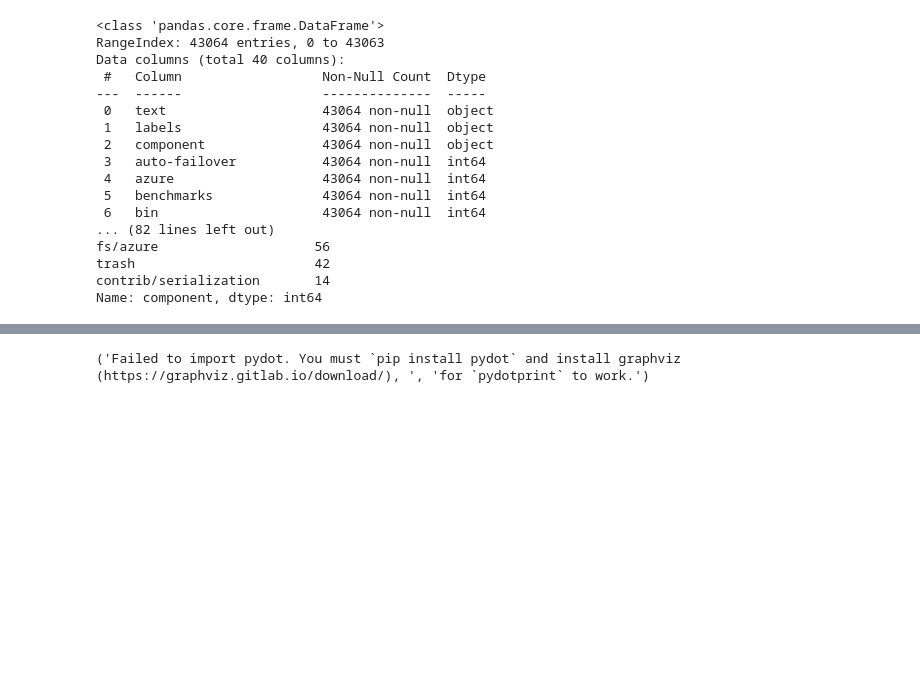
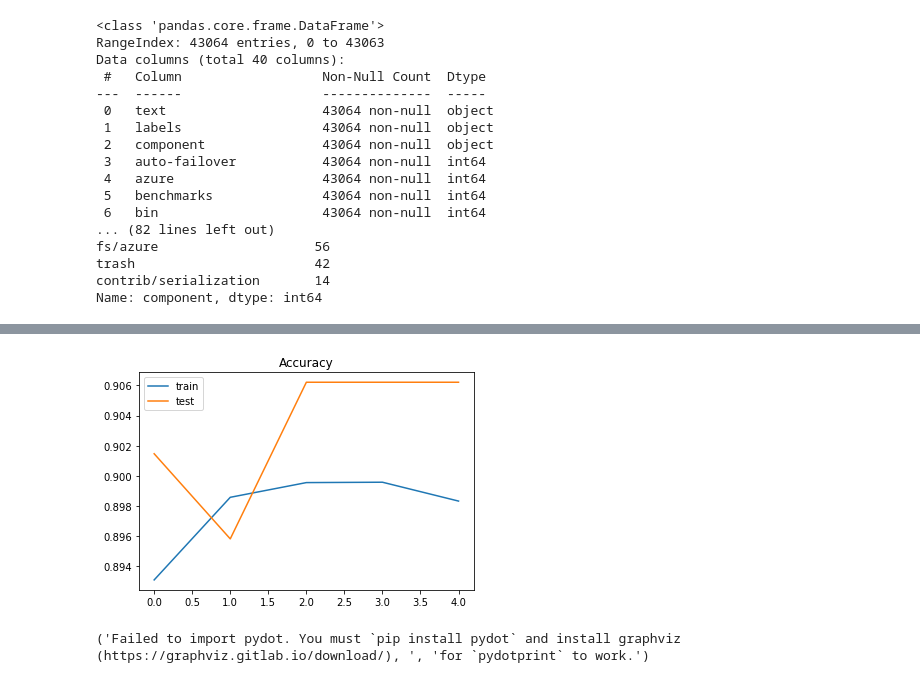
Before and after one commit to a22106/NLP-with-Python, a Jupyter notebook: LSTM_NLP_Classification_hadoop.ipynb, the cells around one changed output, grey strips where cells are left out. Drawn from its saved outputs; the diff is of its cells as text; code cells hidden in the pictures; blank space fills up the shorter version.

```diff
--- a/LSTM_NLP_Classification_hadoop.ipynb
+++ b/LSTM_NLP_Classification_hadoop.ipynb
@@ -304,3 +376,11 @@ plt.show();
+# %%
+plt.title('Accuracy')
+plt.plot(pius_word1.history.history['recall_7'], label='train')
+plt.plot(pius_word1.history.history['val_recall_7'], label='test')
+plt.legend()
+plt.show();
+# %% [output]
+[figure, added]
 # %%
 from keras.utils import plot_model
 plot_model(pius_word1.model, show_shapes = True, show_layer_names = True)
```
Also changed, not shown: parts of 12 cells of this notebook.
